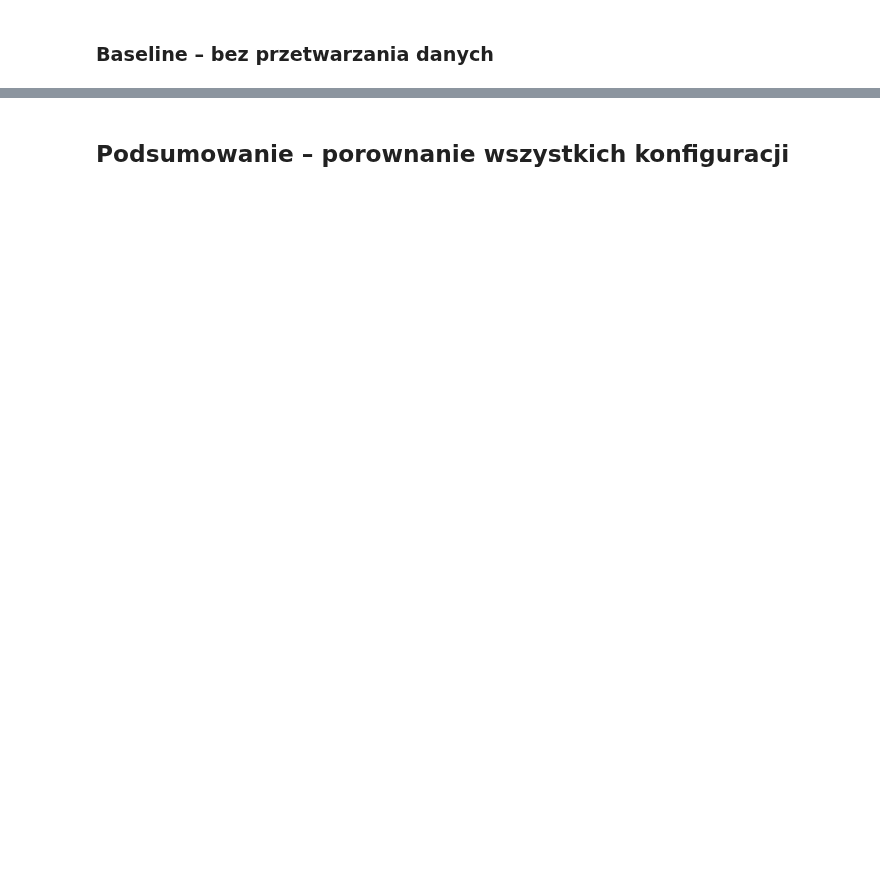
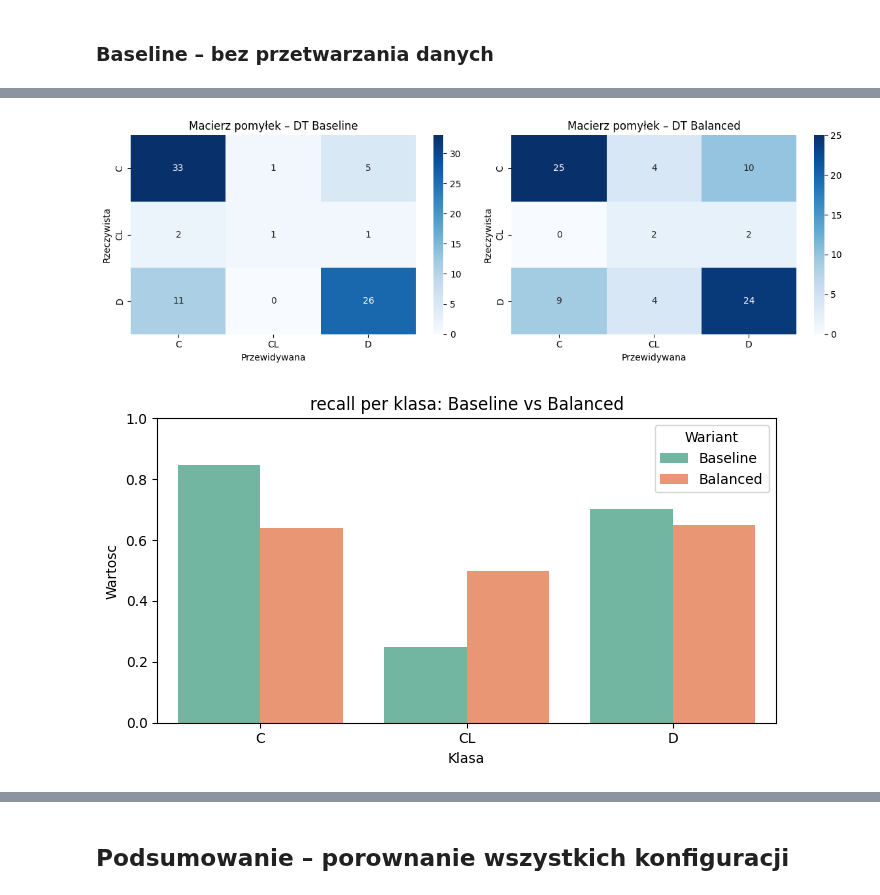
Before and after one commit to rozamazurek/-Cirrhosis-Patient-Survival-Prediction, a Jupyter notebook: eda.ipynb, the cells around one changed output, grey strips where cells are left out. Cells and saved outputs as stored; diff of their text form; code cells hidden in the pictures; blank space fills up the shorter version.

```diff
--- a/eda.ipynb
+++ b/eda.ipynb
@@ -1183,0 +1288,64 @@ plot_metrics_bar(df_dt_prep, 'Przetwarzanie', 'Drzewo decyzyjne – porownanie m
+# %%
+dt_base_cw = DecisionTreeClassifier(
+    max_depth=best_depth_dt, criterion=best_crit_dt,
+    min_samples_split=best_min_s_dt, random_state=42
+)
+dt_bal_cw = DecisionTreeClassifier(
+    max_depth=best_depth_dt, criterion=best_crit_dt,
+    min_samples_split=best_min_s_dt, random_state=42,
+    class_weight="balanced"
+)
+
+dt_base_cw.fit(X_train, y_train)
+dt_bal_cw.fit(X_train, y_train)
+y_pred_base_cw = dt_base_cw.predict(X_test)
+y_pred_bal_cw  = dt_bal_cw.predict(X_test)
+
+print("Baseline (bez ważenia klas)")
+print(classification_report(y_test, y_pred_base_cw))
+print("Balanced (class_weight=balanced)")
+print(classification_report(y_test, y_pred_bal_cw))
+
+# Macierze pomyłek obok siebie
+classes_cw = sorted(y_test.unique())
+fig, axes = plt.subplots(1, 2, figsize=(12, 4))
+for ax, y_pred, title in zip(axes,
+                              [y_pred_base_cw, y_pred_bal_cw],
+                              ["Baseline", "Balanced"]):
+    cm = confusion_matrix(y_test, y_pred, labels=classes_cw)
+    sns.heatmap(cm, annot=True, fmt="d", cmap="Blues",
+                xticklabels=classes_cw, yticklabels=classes_cw, ax=ax)
+    ax.set_title(f"Macierz pomyłek – DT {title}")
+    ax.set_ylabel("Rzeczywista")
+    ax.set_xlabel("Przewidywana")
+plt.tight_layout()
+plt.show()
+
+# Porównanie metryk per klasa
+report_base_cw = classification_report(y_test, y_pred_base_cw, output_dict=True)
+report_bal_cw  = classification_report(y_test, y_pred_bal_cw,  output_dict=True)
+
+rows_cw = []
+for cls in classes_cw:
+    for metric in ["precision", "recall", "f1-score"]:
+        rows_cw.append({
+            "Klasa":    cls,
+            "Metryka":  metric,
+            "Baseline": round(report_base_cw[cls][metric], 3),
+            "Balanced": round(report_bal_cw[cls][metric],  3),
+        })
+df_cmp_cw = pd.DataFrame(rows_cw)
+
+# Wykres recall per klasa: Baseline vs Balanced
+for metric_name in ["recall"]:
+    df_m = df_cmp_cw[df_cmp_cw["Metryka"] == metric_name].melt(
+        id_vars=["Klasa", "Metryka"], value_vars=["Baseline", "Balanced"],
+        var_name="Wariant", value_name="Wartosc"
+    )
+    plt.figure(figsize=(7, 4))
+    sns.barplot(data=df_m, x="Klasa", y="Wartosc", hue="Wariant", palette="Set2")
+    plt.title(f"{metric_name} per klasa: Baseline vs Balanced")
+    plt.ylim(0, 1)
+    plt.tight_layout()
+    plt.show()
+# %% [output]
@@ -1183,0 +1369,2 @@ plot_metrics_bar(df_dt_prep, 'Przetwarzanie', 'Drzewo decyzyjne – porownanie m
+[figure, added]
+[figure, added]
```
Also changed, not shown: parts of 23 cells of this notebook.
